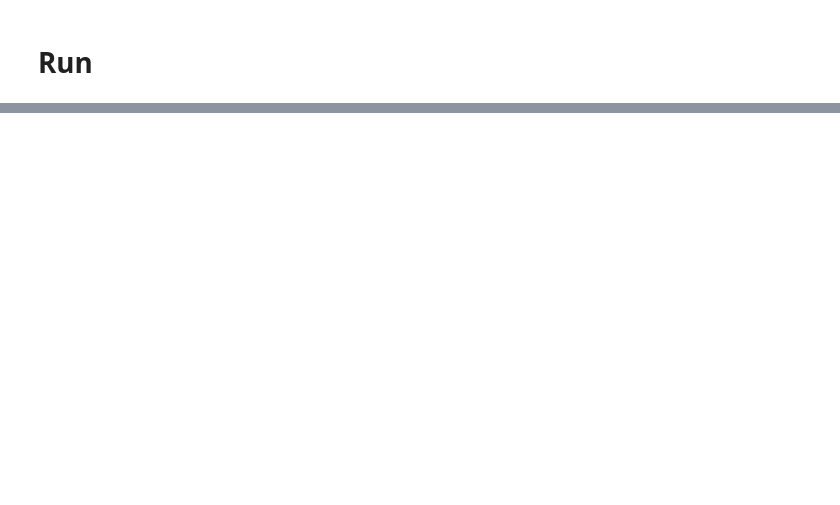
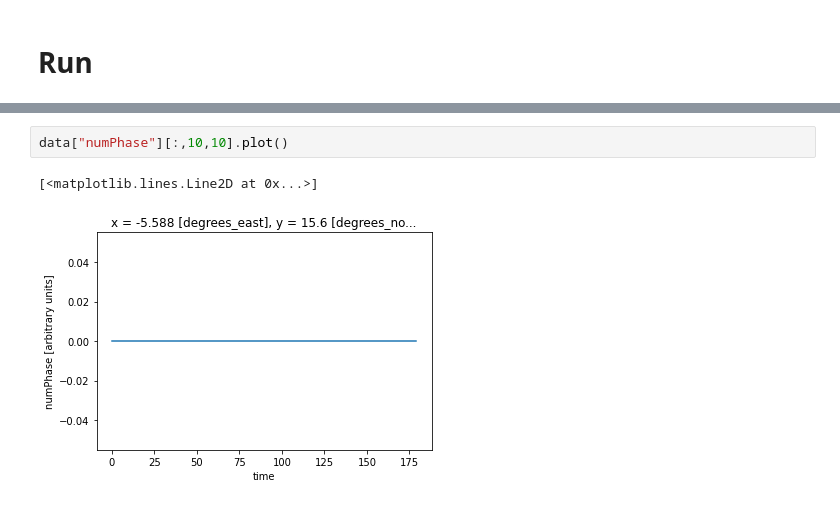
Before and after one commit to SARRA-cropmodels/SARRA-Py, a Jupyter notebook: notebooks/SARRA-Py_grid.ipynb, the cells around one changed output, grey strips where cells are left out. Cells and saved outputs as stored; diff of their text form; blank space fills up the shorter version.

```diff
--- a/notebooks/SARRA-Py_grid.ipynb
+++ b/notebooks/SARRA-Py_grid.ipynb
@@ -2970,0 +160,5 @@ plt.show()
+# %%
+data["numPhase"][:,10,10].plot()
+# %% [output]
+[<matplotlib.lines.Line2D at 0x...>]
+[figure, added]
```
Also changed, not shown: parts of 103 cells of this notebook, 8 other files.
